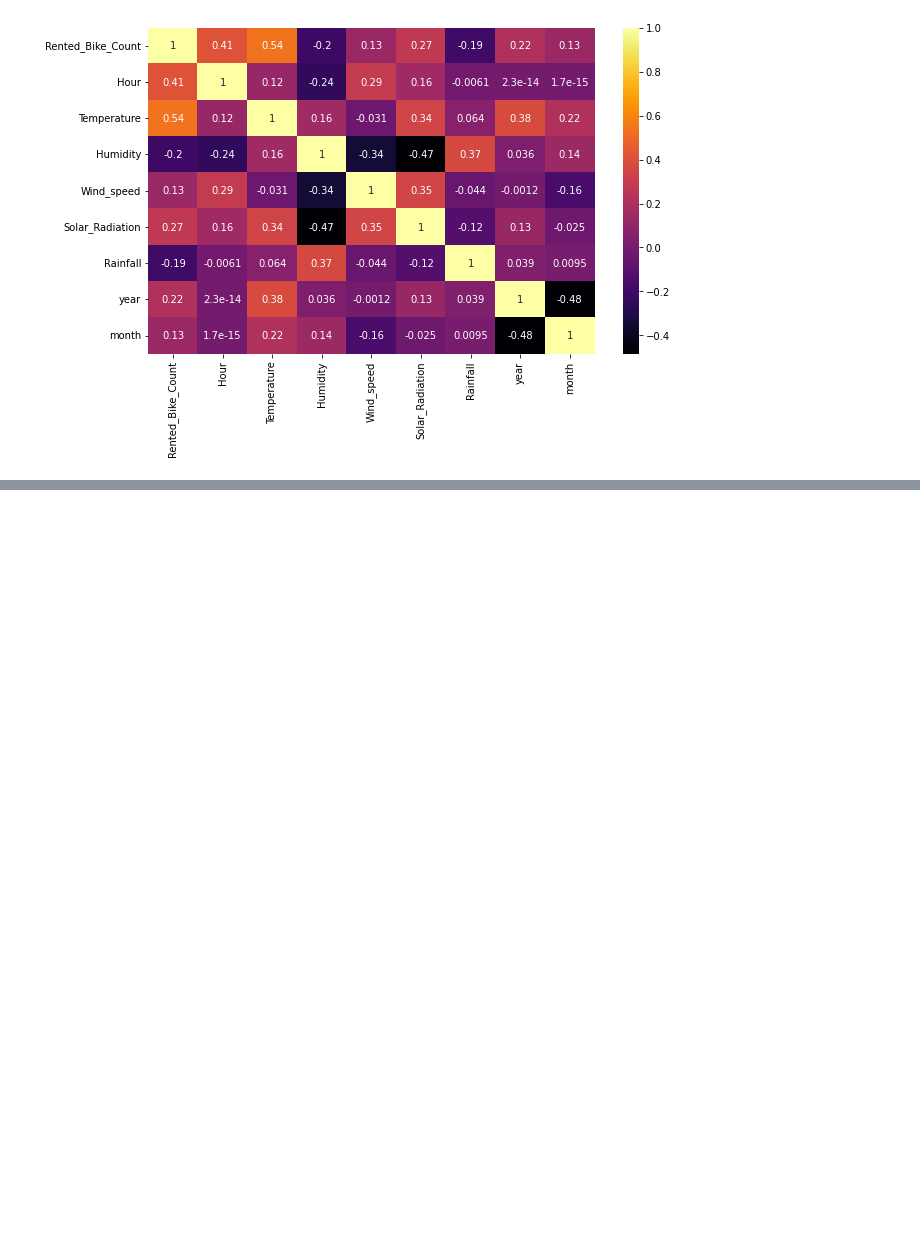
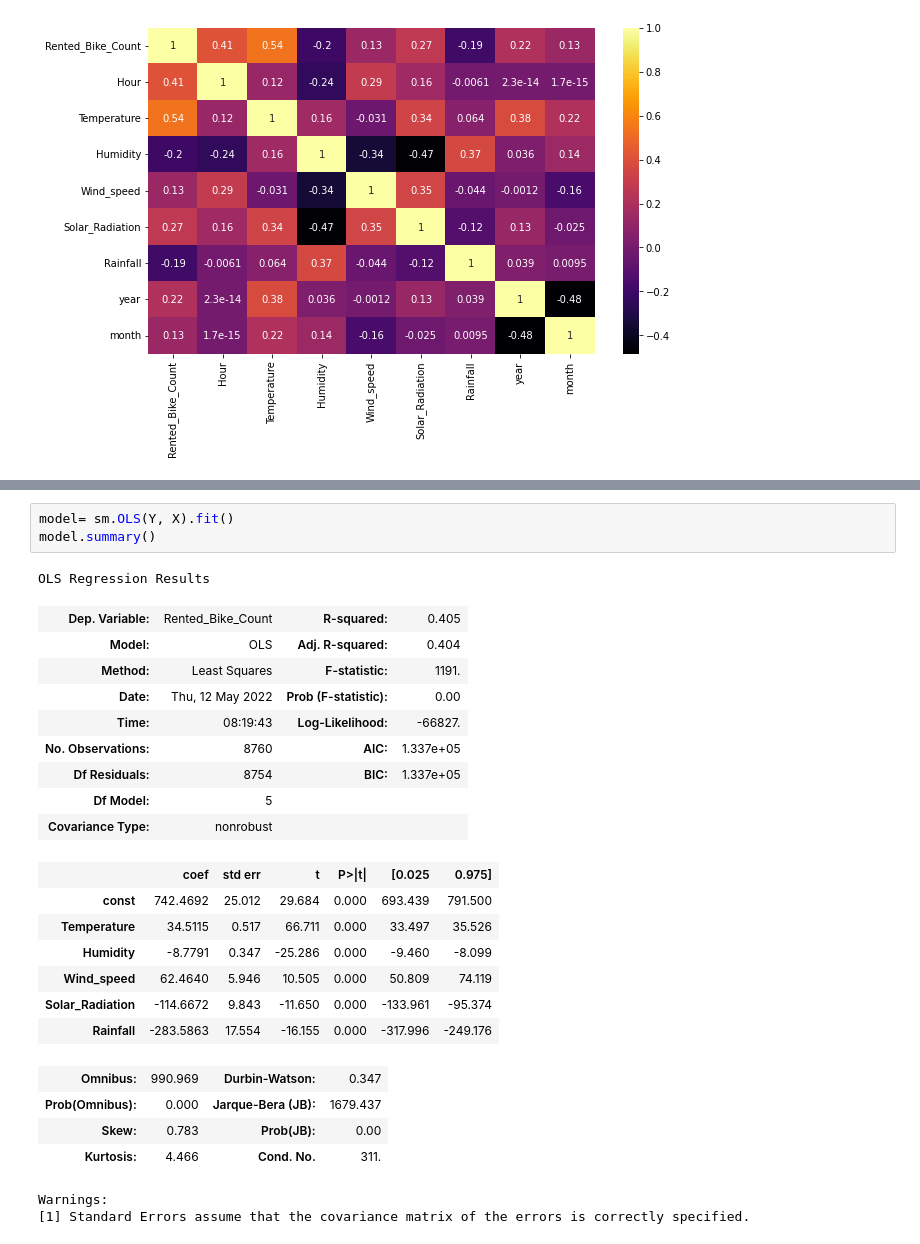
Before and after one commit to NehaGupta-DataScientists/Bike-Sharing-Demand-Prediction, a Jupyter notebook: Bike_Sharing_Demand_Prediction_Capstone_Project.ipynb, the cells around one changed output, grey strips where cells are left out. Cells and saved outputs as stored; diff of their text form; blank space fills up the shorter version.

```diff
--- a/Bike_Sharing_Demand_Prediction_Capstone_Project.ipynb
+++ b/Bike_Sharing_Demand_Prediction_Capstone_Project.ipynb
@@ -537,0 +575,27 @@ sns.heatmap(bike.corr(),cmap='inferno',annot=True)
+# %%
+model= sm.OLS(Y, X).fit()
+model.summary()
+# %% [output]
+OLS Regression Results
+| Dep. Variable: | Rented_Bike_Count | R-squared: | 0.405 |
+| Model: | OLS | Adj. R-squared: | 0.404 |
+| Method: | Least Squares | F-statistic: | 1191. |
+| Date: | Thu, 12 May 2022 | Prob (F-statistic): | 0.00 |
+| Time: | 08:19:43 | Log-Likelihood: | -66827. |
+| No. Observations: | 8760 | AIC: | 1.337e+05 |
+| Df Residuals: | 8754 | BIC: | 1.337e+05 |
+| Df Model: | 5 |  |  |
+| Covariance Type: | nonrobust |  |  |
+|  | coef | std err | t | P>|t| | [0.025 | 0.975] |
+| const | 742.4692 | 25.012 | 29.684 | 0.000 | 693.439 | 791.500 |
+| Temperature | 34.5115 | 0.517 | 66.711 | 0.000 | 33.497 | 35.526 |
+| Humidity | -8.7791 | 0.347 | -25.286 | 0.000 | -9.460 | -8.099 |
+| Wind_speed | 62.4640 | 5.946 | 10.505 | 0.000 | 50.809 | 74.119 |
+| Solar_Radiation | -114.6672 | 9.843 | -11.650 | 0.000 | -133.961 | -95.374 |
+| Rainfall | -283.5863 | 17.554 | -16.155 | 0.000 | -317.996 | -249.176 |
+| Omnibus: | 990.969 | Durbin-Watson: | 0.347 |
+| Prob(Omnibus): | 0.000 | Jarque-Bera (JB): | 1679.437 |
+| Skew: | 0.783 | Prob(JB): | 0.00 |
+| Kurtosis: | 4.466 | Cond. No. | 311. |
+Warnings:
+[1] Standard Errors assume that the covariance matrix of the errors is correctly specified.
```
Also changed, not shown: parts of 3 cells of this notebook.
